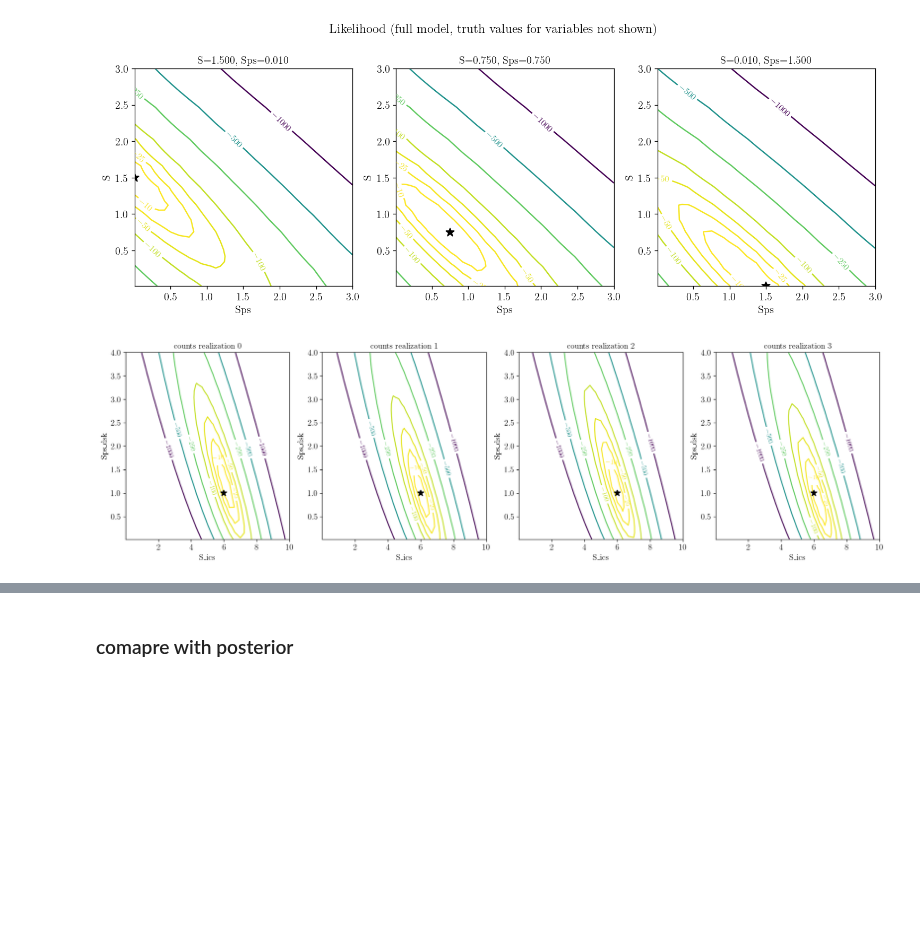
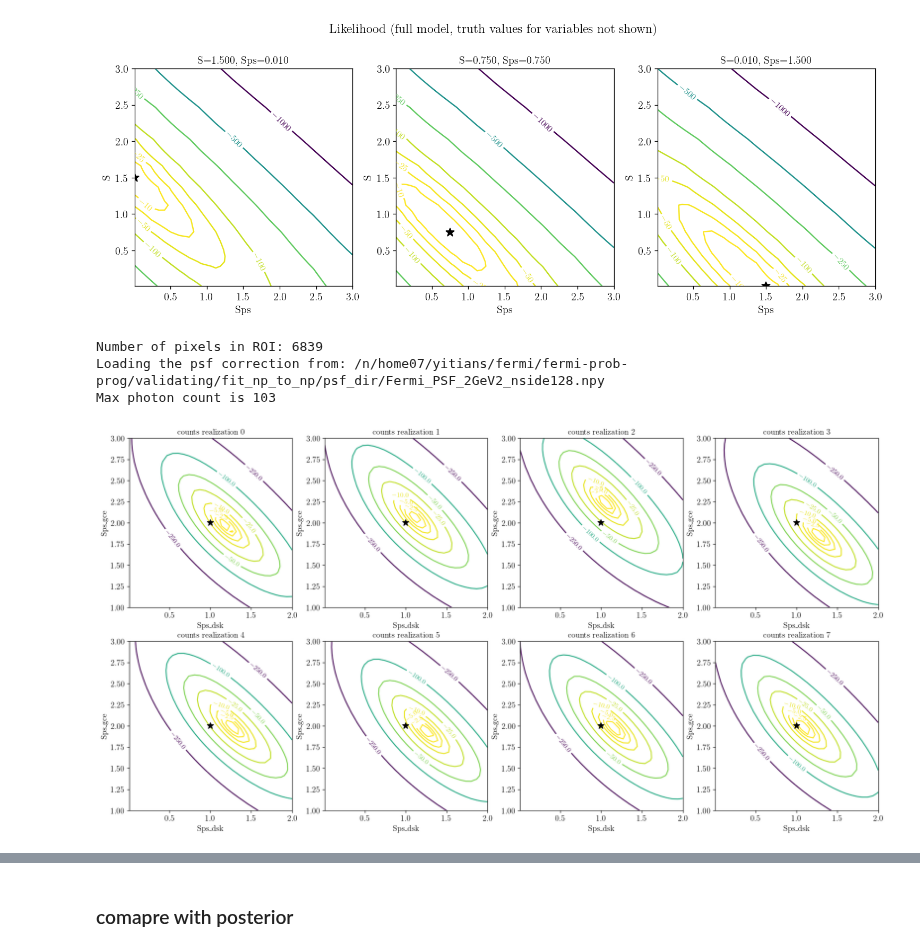
Before and after one commit to smsharma/fermi-prob-prog, a Jupyter notebook: validating/fit_np_to_np/check_likelihood.ipynb, the cells around one changed output, grey strips where cells are left out. Drawn from its saved outputs; the diff is of its cells as text; code cells hidden in the pictures; blank space fills up the shorter version.

```diff
--- a/validating/fit_np_to_np/check_likelihood.ipynb
+++ b/validating/fit_np_to_np/check_likelihood.ipynb
@@ -392,34 +236,52 @@ def ll(m, vd, data):
+# %%
+npmodel = NPModel(
+    non_poissonian=True, l_max=2,
+    dif_names=["ModelO", "ModelA", "ModelF"],
+    bulge_hybrid=True,
+    bulge_template_names=["mcdermott2022", "mcdermott2022_bbp", "mcdermott2022_x", "macias2019", "coleman2019"],
+    vary_gamma=True,
+    vary_disk=True,
+    ps_cat="3fgl", r_outer=25, band_mask_range=2.,
+    nside=128, n_exp=1, debug_model=False,
+    use_flat_exposure=True,
+)
+# %% [output]
+Number of pixels in ROI: 6839
+Loading the psf correction from: /n/home07/yitians/fermi/fermi-prob-prog/validating/fit_np_to_np/psf_dir/Fermi_PSF_2GeV2_nside128.npy
+Max photon count is 103
 # %%
 ll_arr_arr = []
 
-for i_counts in range(4):
-    counts = jnp.array(jnp.load(f"data/counts-npnp-alt-{i_counts}.npy"), dtype=np.int32)
-    var_dict = pickle.load(open(f"data/truth-npnp-alt.p", 'rb'))
+for i_counts in range(8):
+    counts = jnp.array(jnp.load(f"../../outputs/justSps/counts_{i_counts}.npy"), dtype=jnp.int32)
+    var_dict = pickle.load(open(f"../../outputs/justSps/truth.p", 'rb'))
 
-    k1 = 'Sps_dsk'
-    k2 = 'S_ics'
+    var_dict['S_iso'] = 1e-6
 
-    Sk1_arr = np.linspace(1e-2, 4, 30)
-    Sk2_arr = np.linspace(1e-2, 10, 31)
+    k1 = 'Sps_gce'
+    k2 = 'Sps_dsk'
+
+    Sk1_arr = np.linspace(1, 3, 30)
+    Sk2_arr = np.linspace(1e-2, 2, 31)
     ll_arr = np.zeros((len(Sk1_arr), len(Sk2_arr)))
     for i_1, Sk1 in enumerate(tqdm(Sk1_arr)):
         for i_2, Sk2 in enumerate(Sk2_arr):
             vd_in = var_dict.copy()
             vd_in.update({k1: Sk1, k2: Sk2})
-            ll_arr[i_1, i_2] = ll(npmodel, vd_in, counts)
+            ll_arr[i_1, i_2] = ll_justSps(npmodel, vd_in, counts)
     ll_arr_arr.append(ll_arr)
 # %%
-fig, axs = plt.subplots(1, 4, figsize=(20, 5))
+fig, axs = plt.subplots(2, 4, figsize=(20, 10))
 
 # 2 is x, 1 is y
 
-for i in range(4):
-    ax = axs[i]
+for i in range(8):
+    ax = axs[i//4, i%4]
     ll_arr = ll_arr_arr[i]
-    ct = ax.contour((Sk2_arr), (Sk1_arr), ll_arr-np.max(ll_arr), levels=[-1000, -500, -250, -100, -50, -25, -10], aspect=1)
+    ct = ax.contour((Sk2_arr), (Sk1_arr), ll_arr-np.max(ll_arr), levels=[-250, -100, -50, -25, -10, -5, -2.5, -1])
     ax.clabel(ct, inline=True, fontsize=10)
     #ax.set(aspect=1)
     ax.set(xlabel=k2, ylabel=k1, title=f'counts realization {i}')
     ax.plot(var_dict[k2], var_dict[k1], '*', color='k', ms=10);
 # %% [output]
-[figure, old version]
+[figure, new version]
```
Also changed, not shown: parts of 10 cells of this notebook, 13 other files.
